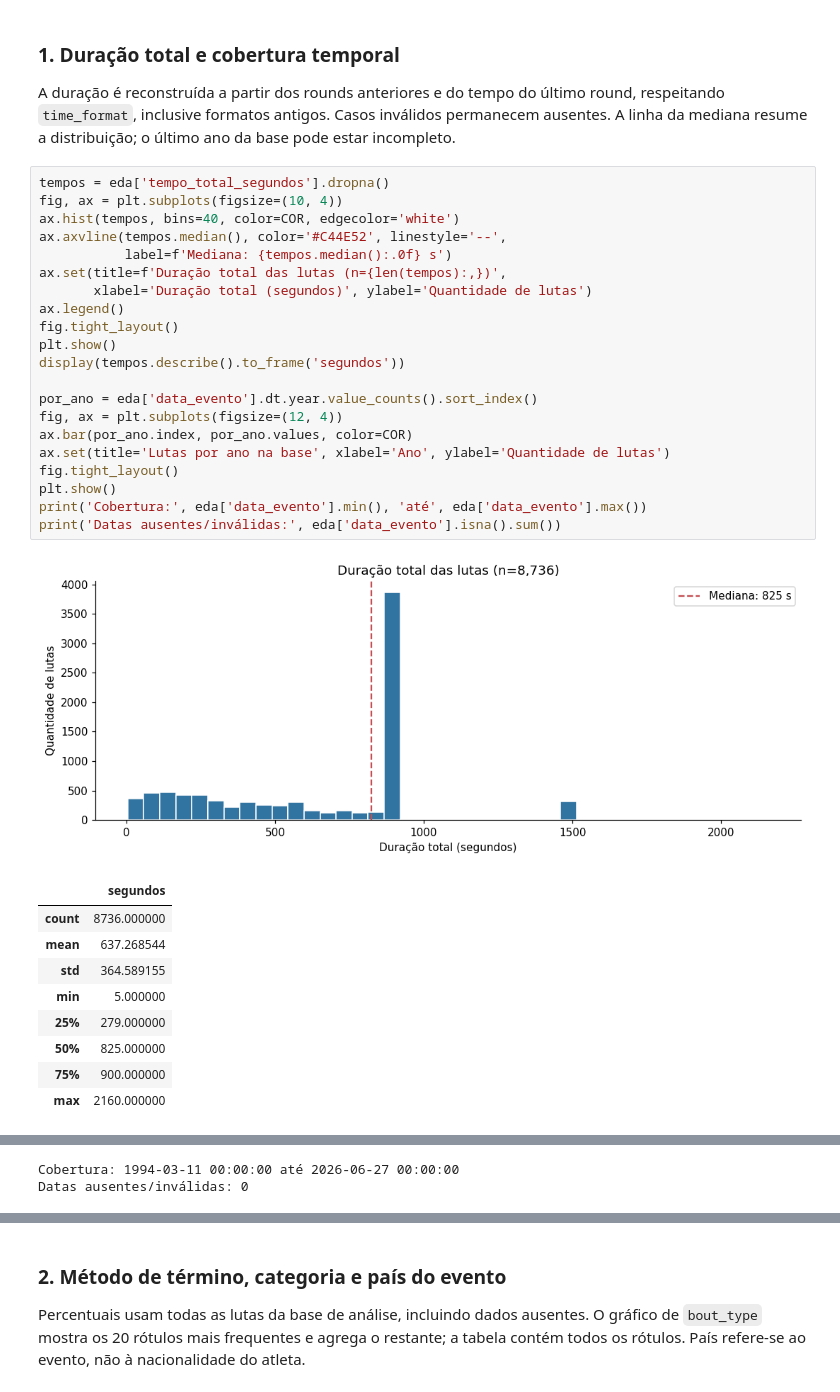
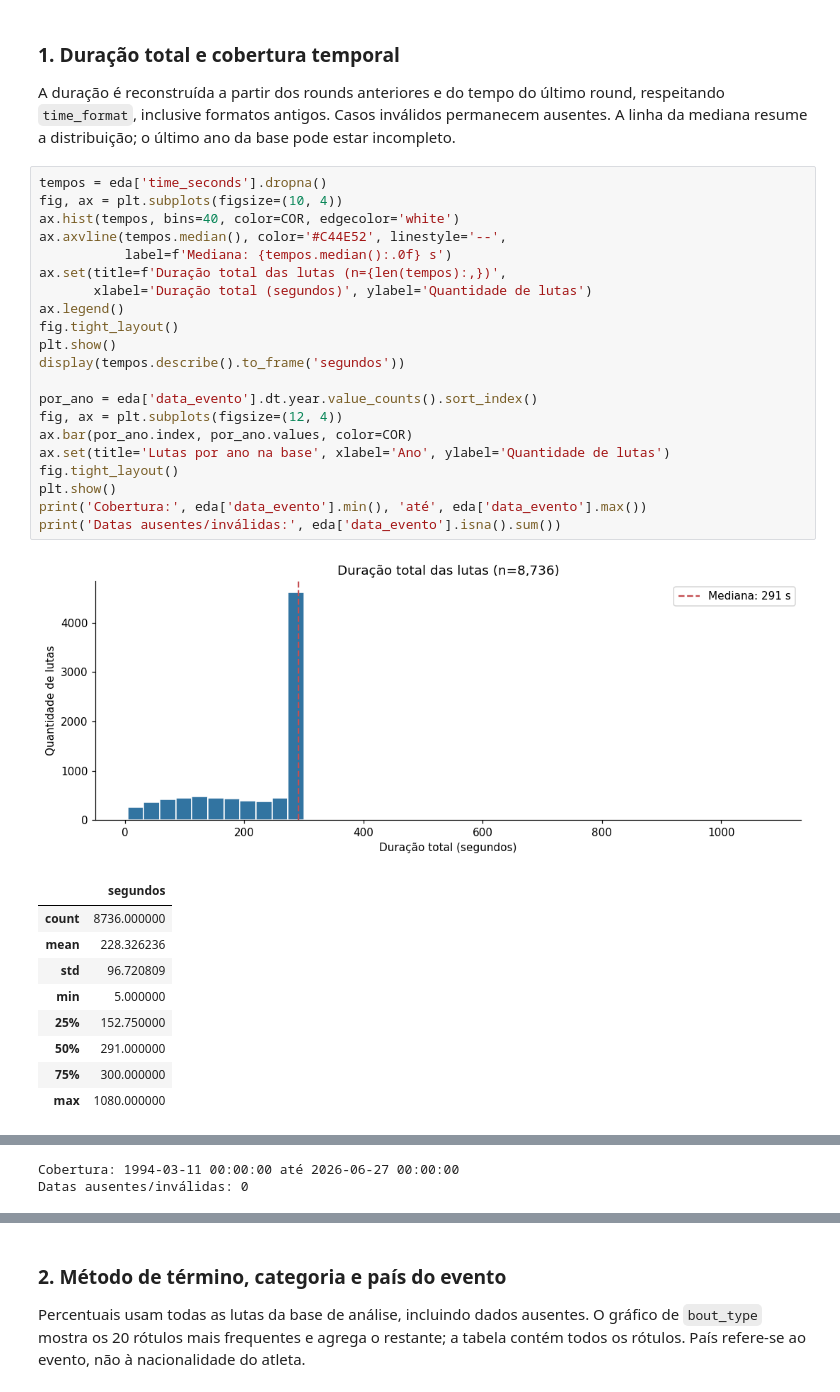
Before and after one commit to EduardoDemetrio/mma-data-lab, a Jupyter notebook: Eda_tcc_ed.ipynb, the cells around one changed output, grey strips where cells are left out. Saved outputs shown, nothing was run; the diff lists cells and outputs as text.

```diff
--- a/Eda_tcc_ed.ipynb
+++ b/Eda_tcc_ed.ipynb
@@ -500,37 +527,37 @@ Lutas com vencedor definido: 8581
 ### 1. Duração total e cobertura temporal
 A duração é reconstruída a partir dos rounds anteriores e do tempo do último round, respeitando `time_format`, inclusive formatos antigos. Casos inválidos permanecem ausentes. A linha da mediana resume a distribuição; o último ano da base pode estar incompleto.
 # %%
-tempos = eda['tempo_total_segundos'].dropna()
+tempos = eda['time_seconds'].dropna()
 fig, ax = plt.subplots(figsize=(10, 4))
 ax.hist(tempos, bins=40, color=COR, edgecolor='white')
 ax.axvline(tempos.median(), color='#C44E52', linestyle='--',
            label=f'Mediana: {tempos.median():.0f} s')
 ax.set(title=f'Duração total das lutas (n={len(tempos):,})',
        xlabel='Duração total (segundos)', ylabel='Quantidade de lutas')
 ax.legend()
 fig.tight_layout()
 plt.show()
 display(tempos.describe().to_frame('segundos'))
 
 por_ano = eda['data_evento'].dt.year.value_counts().sort_index()
 fig, ax = plt.subplots(figsize=(12, 4))
 ax.bar(por_ano.index, por_ano.values, color=COR)
 ax.set(title='Lutas por ano na base', xlabel='Ano', ylabel='Quantidade de lutas')
 fig.tight_layout()
 plt.show()
 print('Cobertura:', eda['data_evento'].min(), 'até', eda['data_evento'].max())
 print('Datas ausentes/inválidas:', eda['data_evento'].isna().sum())
 # %% [output]
-[figure, old version]
+[figure, new version]
 |  | segundos |
 | count | 8736.000000 |
-| mean | 637.268544 |
-| std | 364.589155 |
+| mean | 228.326236 |
+| std | 96.720809 |
 | min | 5.000000 |
-| 25% | 279.000000 |
-| 50% | 825.000000 |
-| 75% | 900.000000 |
-| max | 2160.000000 |
+| 25% | 152.750000 |
+| 50% | 291.000000 |
+| 75% | 300.000000 |
+| max | 1080.000000 |
 [figure]
 Cobertura: 1994-03-11 00:00:00 até 2026-06-27 00:00:00
 Datas ausentes/inválidas: 0
```
Also changed, not shown: parts of 17 cells of this notebook.
